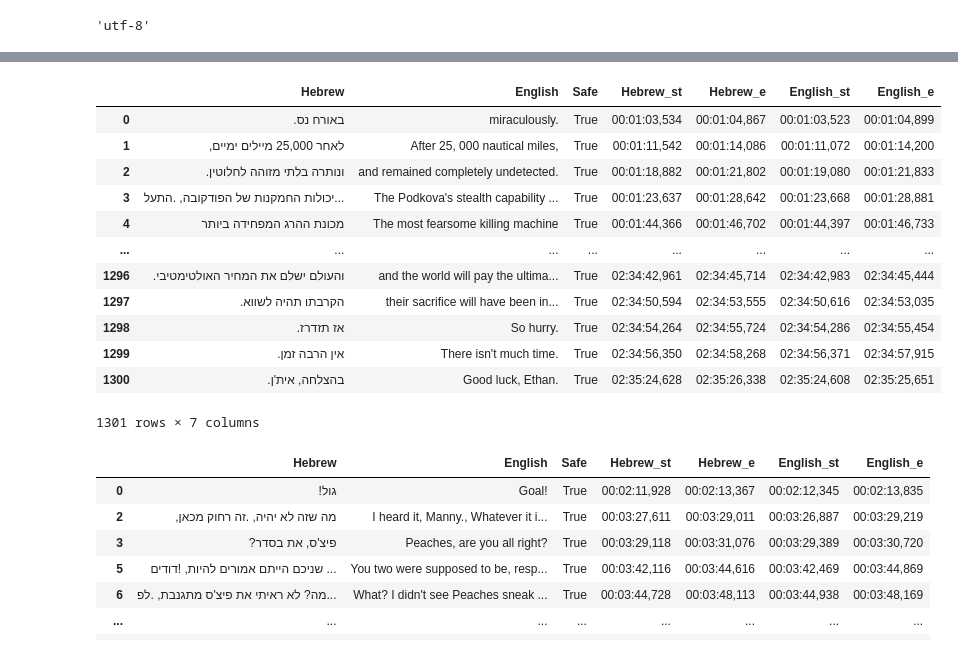
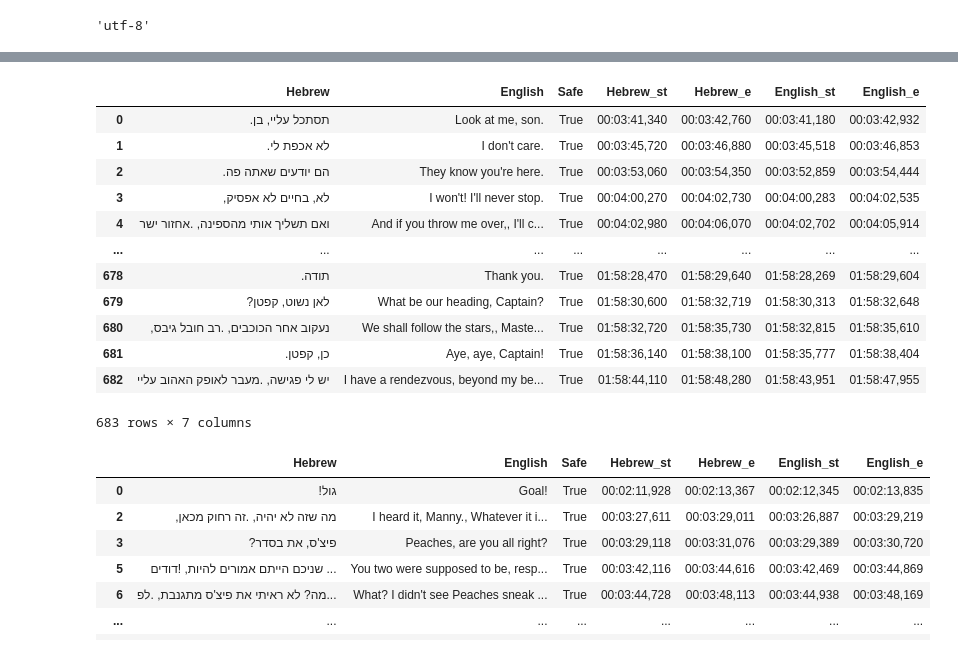
Before and after one commit to Idanq1/Subtitles-Translate, a Jupyter notebook: Subtitles match.ipynb, the cells around one changed output, grey strips where cells are left out. Cells and saved outputs as stored; diff of their text form; code cells hidden in the pictures.

```diff
--- a/Subtitles match.ipynb
+++ b/Subtitles match.ipynb
@@ -113,20 +116,20 @@ subs.to_csv(r"Data/Modified/Aquaman.2018.csv", index=False)
 # %%
-test = pd.read_csv(r"Data/Modified/Mission.Impossible.Dead.Reckoning.Part.One-modified.csv")
+test = pd.read_csv(r"Data/Modified/Pirates.of.the.Caribbean.Dead.Men.Tell.No.Tales.2017.csv")
 test
 # %% [output]
 |  | Hebrew | English | Safe | Hebrew_st | Hebrew_e | English_st | English_e |
-| 0 | .באורח נס | miraculously. | True | 00:01:03,534 | 00:01:04,867 | 00:01:03,523 | 00:01:04,899 |
-| 1 | ,לאחר 25,000 מיילים ימיים | After 25, 000 nautical miles, | True | 00:01:11,542 | 00:01:14,086 | 00:01:11,072 | 00:01:14,200 |
-| 2 | .ונותרה בלתי מזוהה לחלוטין | and remained completely undetected. | True | 00:01:18,882 | 00:01:21,802 | 00:01:19,080 | 00:01:21,833 |
-| 3 | יכולות החמקנות של הפודקובה, .התעל... | The Podkova's stealth capability ... | True | 00:01:23,637 | 00:01:28,642 | 00:01:23,668 | 00:01:28,881 |
-| 4 | מכונת ההרג המפחידה ביותר | The most fearsome killing machine | True | 00:01:44,366 | 00:01:46,702 | 00:01:44,397 | 00:01:46,733 |
+| 0 | .תסתכל עליי, בן | Look at me, son. | True | 00:03:41,340 | 00:03:42,760 | 00:03:41,180 | 00:03:42,932 |
+| 1 | .לא אכפת לי | I don't care. | True | 00:03:45,720 | 00:03:46,880 | 00:03:45,518 | 00:03:46,853 |
+| 2 | .הם יודעים שאתה פה | They know you're here. | True | 00:03:53,060 | 00:03:54,350 | 00:03:52,859 | 00:03:54,444 |
+| 3 | ,לא, בחיים לא אפסיק | I won't! I'll never stop. | True | 00:04:00,270 | 00:04:02,730 | 00:04:00,283 | 00:04:02,535 |
+| 4 | ואם תשליך אותי מהספינה, .אחזור ישר | And if you throw me over,, I'll c... | True | 00:04:02,980 | 00:04:06,070 | 00:04:02,702 | 00:04:05,914 |
 | ... | ... | ... | ... | ... | ... | ... | ... |
-| 1296 | .והעולם ישלם את המחיר האולטימטיבי | and the world will pay the ultima... | True | 02:34:42,961 | 02:34:45,714 | 02:34:42,983 | 02:34:45,444 |
-| 1297 | .הקרבתו תהיה לשווא | their sacrifice will have been in... | True | 02:34:50,594 | 02:34:53,555 | 02:34:50,616 | 02:34:53,035 |
-| 1298 | .אז תזדרז | So hurry. | True | 02:34:54,264 | 02:34:55,724 | 02:34:54,286 | 02:34:55,454 |
-| 1299 | .אין הרבה זמן | There isn't much time. | True | 02:34:56,350 | 02:34:58,268 | 02:34:56,371 | 02:34:57,915 |
-| 1300 | .בהצלחה, אית'ן | Good luck, Ethan. | True | 02:35:24,628 | 02:35:26,338 | 02:35:24,608 | 02:35:25,651 |
+| 678 | .תודה | Thank you. | True | 01:58:28,470 | 01:58:29,640 | 01:58:28,269 | 01:58:29,604 |
+| 679 | ?לאן נשוט, קפטן | What be our heading, Captain? | True | 01:58:30,600 | 01:58:32,719 | 01:58:30,313 | 01:58:32,648 |
+| 680 | ,נעקוב אחר הכוכבים, .רב חובל גיבס | We shall follow the stars,, Maste... | True | 01:58:32,720 | 01:58:35,730 | 01:58:32,815 | 01:58:35,610 |
+| 681 | .כן, קפטן | Aye, aye, Captain! | True | 01:58:36,140 | 01:58:38,100 | 01:58:35,777 | 01:58:38,404 |
+| 682 | יש לי פגישה, .מעבר לאופק האהוב עליי | I have a rendezvous, beyond my be... | True | 01:58:44,110 | 01:58:48,280 | 01:58:43,951 | 01:58:47,955 |
-1301 rows × 7 columns
+683 rows × 7 columns
 # %%
 # Loads back the SubRipTime type
 test['Hebrew_st'] = test['Hebrew_st'].apply(lambda x: SubRipTime.from_string(x) if isinstance(x, str) else x)
```
Also changed, not shown: parts of 7 cells of this notebook, 14 other files.
